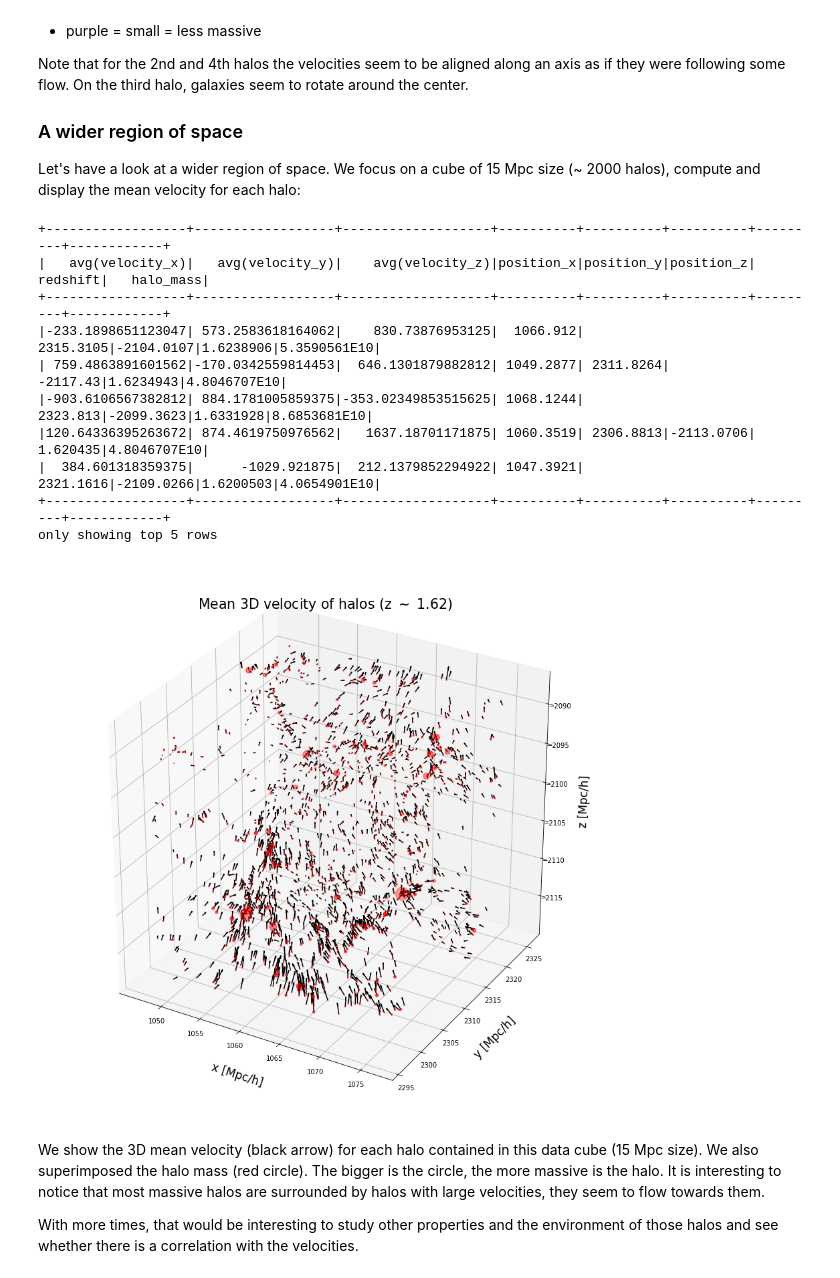
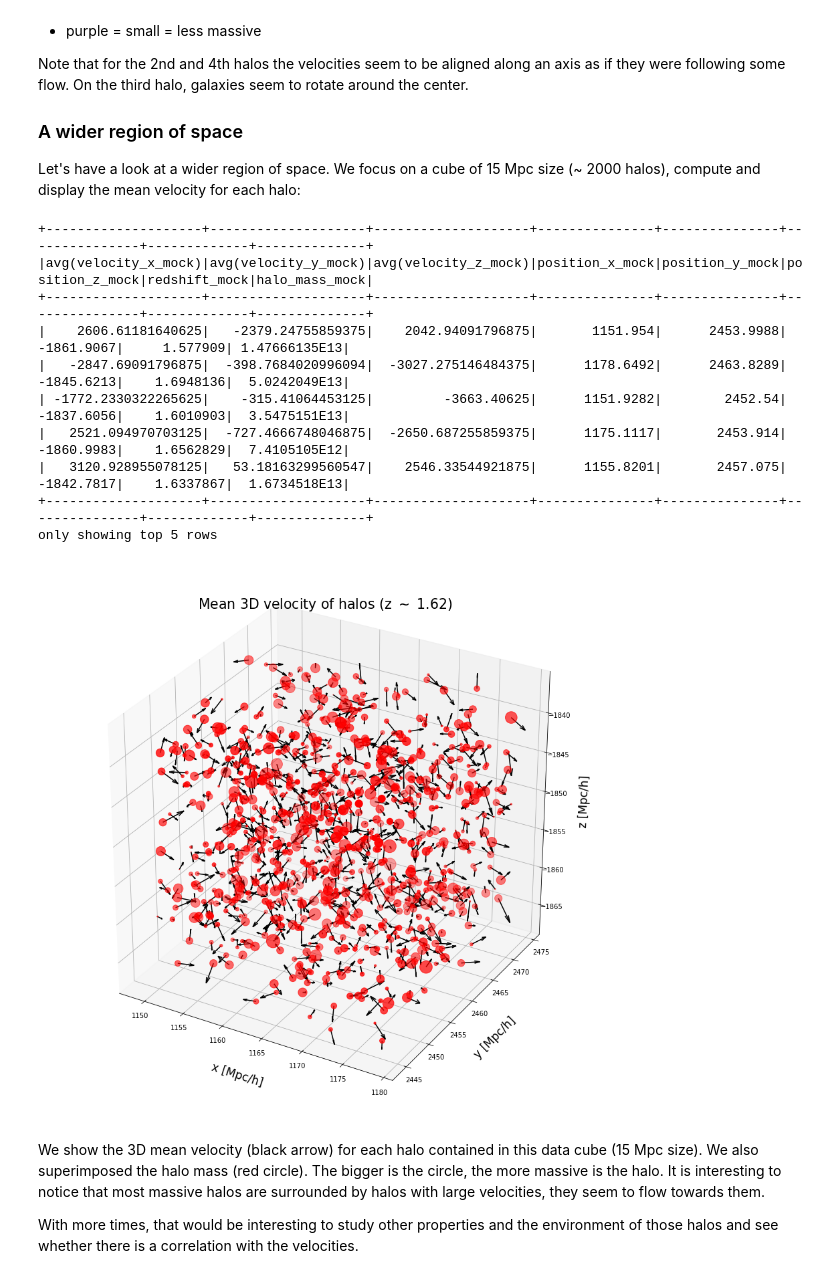
Before and after one commit to JulienPeloton/spark_at_nersc, a Jupyter notebook: notebooks/cosmological_spark.ipynb, the cells around one changed output. Cells and saved outputs as stored; diff of their text form; code cells hidden in the pictures.

```diff
--- a/notebooks/cosmological_spark.ipynb
+++ b/notebooks/cosmological_spark.ipynb
@@ -433,18 +439,18 @@ dfcut = df_sub.filter(
 # %%
 # Group data by halos and compute the mean velocity
-df_disp = dfcut.groupBy("halo_id").agg({
-    "velocity_x": 'mean',
-    "velocity_y": 'mean',
-    "velocity_z": 'mean'})
+df_disp = dfcut.groupBy("halo_id_mock").agg({
+    "velocity_x_mock": 'mean',
+    "velocity_y_mock": 'mean',
+    "velocity_z_mock": 'mean'})
 
 # Add back original columns, and
 # select only a few columns for the plot
-data_joined = dfcut.join(df_disp, "halo_id")\
-    .filter("is_central == True")\
+data_joined = dfcut.join(df_disp, "halo_id_mock")\
+    .filter("is_central_mock == True")\
     .select(
-    "avg(velocity_x)", "avg(velocity_y)", 'avg(velocity_z)',
-    "position_x", "position_y", "position_z",
-    'redshift', 'halo_mass')
+    "avg(velocity_x_mock)", "avg(velocity_y_mock)", 'avg(velocity_z_mock)',
+    "position_x_mock", "position_y_mock", "position_z_mock",
+    'redshift_mock', 'halo_mass_mock')
 
 # Show a few columns
 data_joined.show(5)
@@ -452,42 +458,42 @@ data_joined.show(5)
 # Go to Pandas world for the plot
 pandas_df = data_joined.toPandas()
 # %% [output]
-+------------------+------------------+-------------------+----------+----------+----------+---------+------------+
-|   avg(velocity_x)|   avg(velocity_y)|    avg(velocity_z)|position_x|position_y|position_z| redshift|   halo_mass|
-+------------------+------------------+-------------------+----------+----------+----------+---------+------------+
-|-233.1898651123047| 573.2583618164062|    830.73876953125|  1066.912| 2315.3105|-2104.0107|1.6238906|5.3590561E10|
-| 759.4863891601562|-170.0342559814453|  646.1301879882812| 1049.2877| 2311.8264|  -2117.43|1.6234943|4.8046707E10|
-|-903.6106567382812| 884.1781005859375|-353.02349853515625| 1068.1244|  2323.813|-2099.3623|1.6331928|8.6853681E10|
-|120.64336395263672| 874.4619750976562|   1637.18701171875| 1060.3519| 2306.8813|-2113.0706| 1.620435|4.8046707E10|
-|  384.601318359375|      -1029.921875|  212.1379852294922| 1047.3921| 2321.1616|-2109.0266|1.6200503|4.0654901E10|
-+------------------+------------------+-------------------+----------+----------+----------+---------+------------+
++--------------------+--------------------+--------------------+---------------+---------------+---------------+-------------+--------------+
+|avg(velocity_x_mock)|avg(velocity_y_mock)|avg(velocity_z_mock)|position_x_mock|position_y_mock|position_z_mock|redshift_mock|halo_mass_mock|
++--------------------+--------------------+--------------------+---------------+---------------+---------------+-------------+--------------+
+|    2606.61181640625|   -2379.24755859375|    2042.94091796875|       1151.954|      2453.9988|     -1861.9067|     1.577909| 1.47666135E13|
+|   -2847.69091796875|  -398.7684020996094|  -3027.275146484375|      1178.6492|      2463.8289|     -1845.6213|    1.6948136|  5.0242049E13|
+| -1772.2330322265625|    -315.41064453125|         -3663.40625|      1151.9282|        2452.54|     -1837.6056|    1.6010903|  3.5475151E13|
+|   2521.094970703125|  -727.4666748046875|  -2650.687255859375|      1175.1117|       2453.914|     -1860.9983|    1.6562829|  7.4105105E12|
+|   3120.928955078125|   53.18163299560547|    2546.33544921875|      1155.8201|       2457.075|     -1842.7817|    1.6337867|  1.6734518E13|
++--------------------+--------------------+--------------------+---------------+---------------+---------------+-------------+--------------+
 only showing top 5 rows
 # %%
 matplotlib.rcParams.update({'font.size': 17})
 
 fig = plt.figure(figsize=(15, 15))
 ax = fig.add_subplot(1, 1, 1, projection='3d')
 q = ax.quiver(
-    pandas_df.position_x,
-    pandas_df.position_y,
-    pandas_df.position_z,
-    pandas_df["avg(velocity_x)"],
-    pandas_df["avg(velocity_y)"],
-    pandas_df["avg(velocity_z)"], length=0.0005, color='k')
+    pandas_df.position_x_mock,
+    pandas_df.position_y_mock,
+    pandas_df.position_z_mock,
+    pandas_df["avg(velocity_x_mock)"],
+    pandas_df["avg(velocity_y_mock)"],
+    pandas_df["avg(velocity_z_mock)"], length=0.0005, color='k')
 ax.scatter(
-    pandas_df.position_x,
-    pandas_df.position_y,
-    pandas_df.position_z,
-    s=pandas_df.halo_mass/pandas_df.halo_mass.max()*400, c='r')
+    pandas_df.position_x_mock,
+    pandas_df.position_y_mock,
+    pandas_df.position_z_mock,
+    s=pandas_df.halo_mass_mock/pandas_df.halo_mass_mock.max()*400, c='r')
 plt.title(
-    'Mean 3D velocity of halos (z $\sim$ {:.2f})'.format(pandas_df.redshift.mean()))
+    'Mean 3D velocity of halos (z $\sim$ {:.2f})'.format(pandas_df.redshift_mock.mean()))
 ax.set_xlabel(r'x [Mpc/h]', labelpad=20)
 ax.set_ylabel(r'y [Mpc/h]', labelpad=20)
 ax.set_zlabel(r'z [Mpc/h]', labelpad=20)
 ax.tick_params(axis='both', labelsize=10)
 plt.show()
 # %% [output]
-[figure, old version]
+[figure, new version]
 # %% [markdown]
 We show the 3D mean velocity (black arrow) for each halo contained in this data cube (15 Mpc size). We also superimposed the halo mass (red circle). The bigger is the circle, the more massive is the halo. It is interesting to notice that most massive halos are surrounded by halos with large velocities, they seem to flow towards them.
 
```
Also changed, not shown: parts of 27 cells of this notebook.
